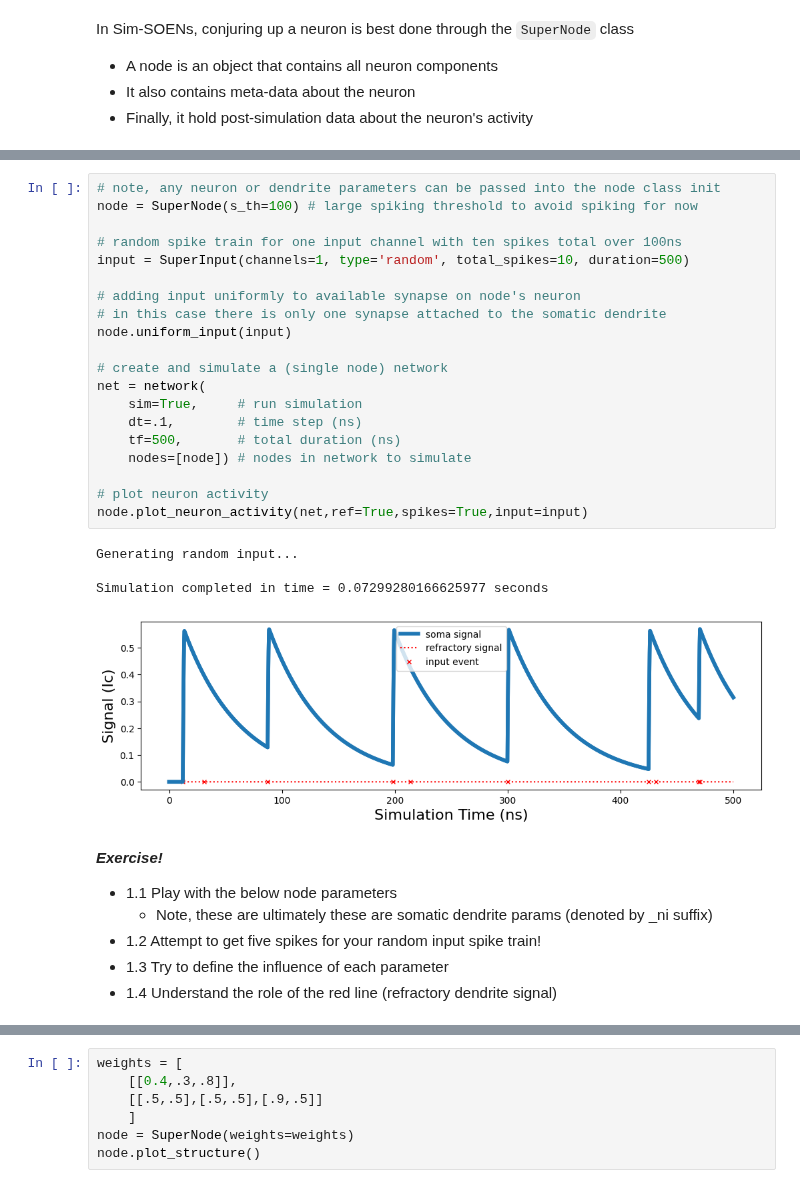
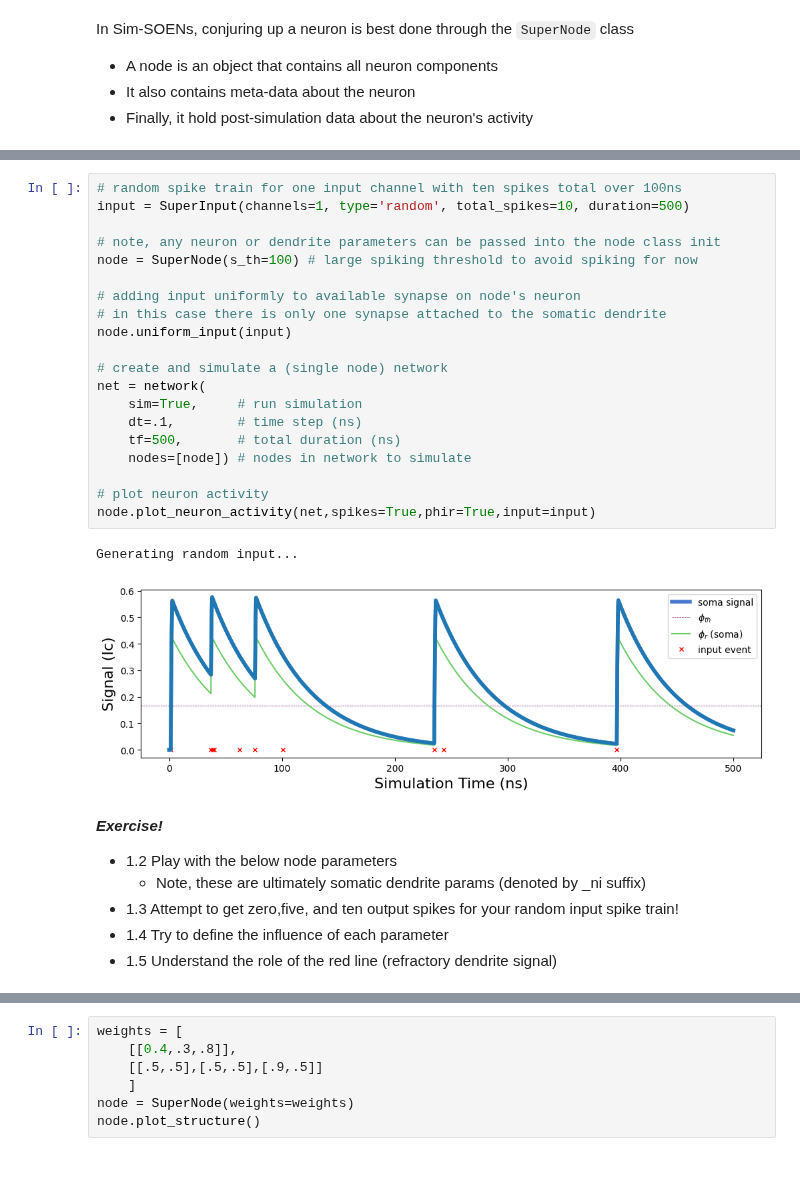
Before and after one commit to ryangitsit/sim_soens, a Jupyter notebook: tutorial_NICE.ipynb, the cells around one changed output, grey strips where cells are left out. Drawn from its saved outputs; the diff is of its cells as text.

```diff
--- a/tutorial_NICE.ipynb
+++ b/tutorial_NICE.ipynb
@@ -67,35 +103,33 @@ DENDRITIC ARBOR:
 # %%
+# random spike train for one input channel with ten spikes total over 100ns
+input = SuperInput(channels=1, type='random', total_spikes=10, duration=500)
+
 # note, any neuron or dendrite parameters can be passed into the node class init
 node = SuperNode(s_th=100) # large spiking threshold to avoid spiking for now
-
-# random spike train for one input channel with ten spikes total over 100ns
-input = SuperInput(channels=1, type='random', total_spikes=10, duration=500)
 
 # adding input uniformly to available synapse on node's neuron
 # in this case there is only one synapse attached to the somatic dendrite
 node.uniform_input(input)
 
 # create and simulate a (single node) network
 net = network(
     sim=True,     # run simulation
     dt=.1,        # time step (ns)
     tf=500,       # total duration (ns)
     nodes=[node]) # nodes in network to simulate
 
 # plot neuron activity
-node.plot_neuron_activity(net,ref=True,spikes=True,input=input)
+node.plot_neuron_activity(net,spikes=True,phir=True,input=input)
 # %% [output]
 Generating random input...
-
-Simulation completed in time = 0.07299280166625977 seconds
-[figure, old version]
+[figure, new version]
 # %% [markdown]
 ***Exercise!***
- - 1.1 Play with the below node parameters
-   - Note, these are ultimately these are somatic dendrite params (denoted by _ni suffix)
- - 1.2 Attempt to get five spikes for your random input spike train!
- - 1.3 Try to define the influence of each parameter
- - 1.4 Understand the role of the red line (refractory dendrite signal)
+ - 1.2 Play with the below node parameters
+   - Note, these are ultimately somatic dendrite params (denoted by _ni suffix)
+ - 1.3 Attempt to get zero,five, and ten output spikes for your random input spike train!
+ - 1.4 Try to define the influence of each parameter
+ - 1.5 Understand the role of the red line (refractory dendrite signal)
 # %%
 node = SuperNode(
     s_th    = .3,           # spiking threshold    (you choose)
```
Also changed, not shown: parts of 21 cells of this notebook, 1 other file.
